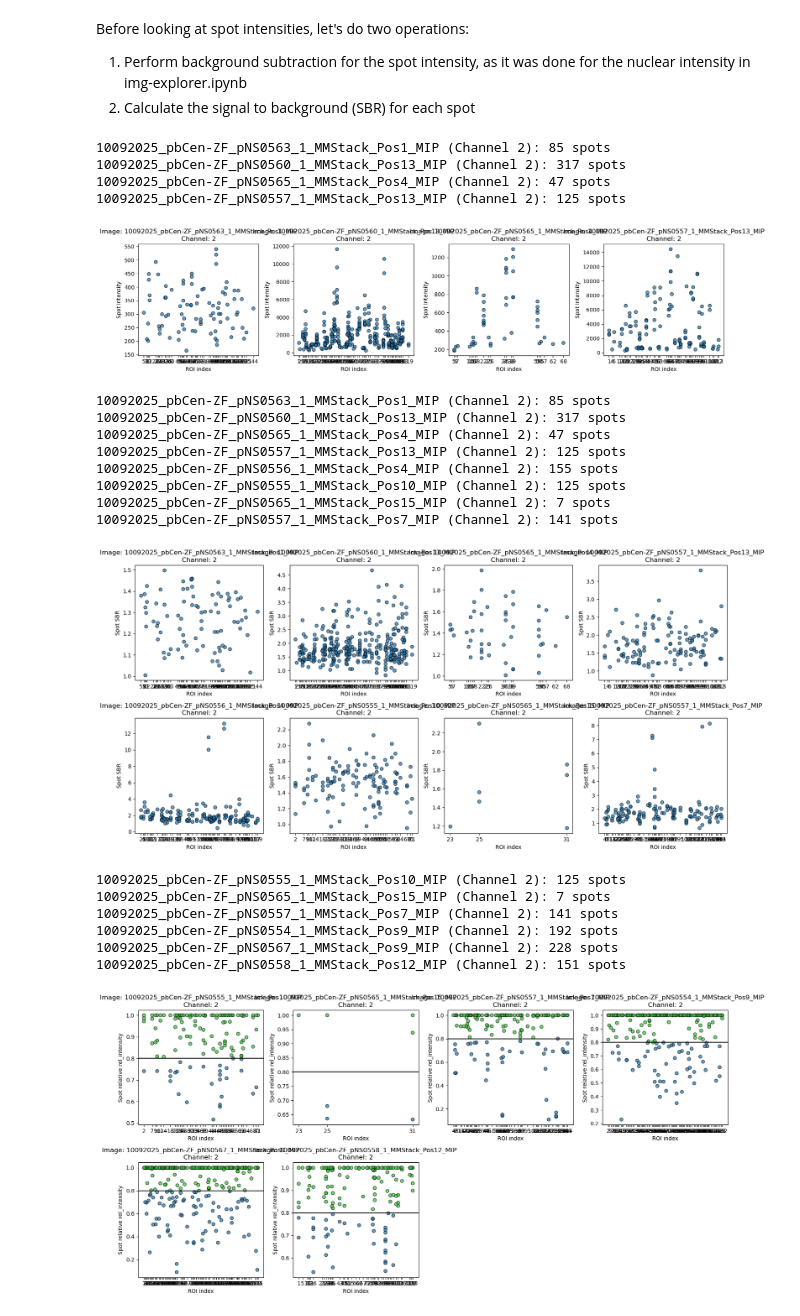
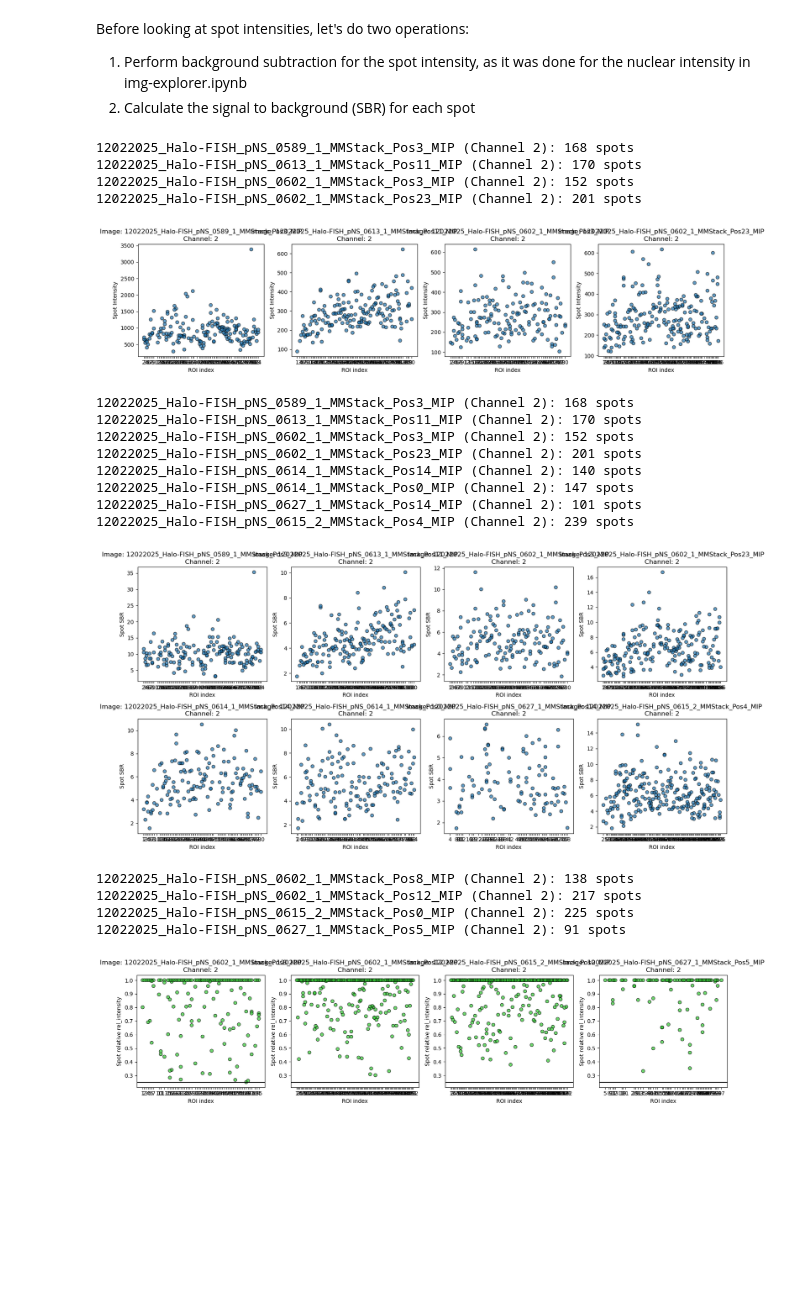
Before and after one commit to timotheelionnet/python_image-analysis, a Jupyter notebook: notebooks/spot-filtrr.ipynb, the cells around one changed output. Saved outputs shown, nothing was run; the diff lists cells and outputs as text; code cells hidden in the pictures; blank space fills up the shorter version.

```diff
--- a/notebooks/spot-filtrr.ipynb
+++ b/notebooks/spot-filtrr.ipynb
@@ -30,8 +30,8 @@ logging.basicConfig(level=logging.INFO, format='%(asctime)s - %(levelname)s - %(
 repo_directory = "/Users/nestor/Documents/NYU-ISG/python_image-analysis" # analysis code directory
 
 # List the experiments to read data for
-experiment_list = ["10092025_pb-mSG_Cen-ZF_batch1", "10102025_pb-mSG_Cen-ZF_batch2"]
-#experiment_list = ["02112025_Cen-ZF_select_HCT116_session1", "02132025_Cen-ZF_select_HCT116_session2"]
+experiment_list = ["12022025_Halo-FISH_Round1", "12092025_Halo-FISH_Round2",
+                   "12102025_Halo-FISH_Round3", "12162025_Halo-FISH_Round4"]
 # %% [markdown]
 We have cells with a given number of spots. Let's first see what's the distribution of spots for each experimental group
 # %%
@@ -311,11 +309,11 @@ for j in range(idx + 1, total_subplots):
 plt.tight_layout()
 plt.show()
 # %% [output]
-10092025_pbCen-ZF_pNS0563_1_MMStack_Pos1_MIP (Channel 2): 85 spots
-10092025_pbCen-ZF_pNS0560_1_MMStack_Pos13_MIP (Channel 2): 317 spots
-10092025_pbCen-ZF_pNS0565_1_MMStack_Pos4_MIP (Channel 2): 47 spots
-10092025_pbCen-ZF_pNS0557_1_MMStack_Pos13_MIP (Channel 2): 125 spots
+12022025_Halo-FISH_pNS_0589_1_MMStack_Pos3_MIP (Channel 2): 168 spots
+12022025_Halo-FISH_pNS_0613_1_MMStack_Pos11_MIP (Channel 2): 170 spots
+12022025_Halo-FISH_pNS_0602_1_MMStack_Pos3_MIP (Channel 2): 152 spots
+12022025_Halo-FISH_pNS_0602_1_MMStack_Pos23_MIP (Channel 2): 201 spots
-[figure, old version]
+[figure, new version]
 # %%
 # Assess spot SBR distribution
 
@@ -378,15 +376,15 @@ for j in range(idx + 1, total_subplots):
 plt.tight_layout()
 plt.show()
 # %% [output]
-10092025_pbCen-ZF_pNS0563_1_MMStack_Pos1_MIP (Channel 2): 85 spots
-10092025_pbCen-ZF_pNS0560_1_MMStack_Pos13_MIP (Channel 2): 317 spots
-10092025_pbCen-ZF_pNS0565_1_MMStack_Pos4_MIP (Channel 2): 47 spots
-10092025_pbCen-ZF_pNS0557_1_MMStack_Pos13_MIP (Channel 2): 125 spots
-10092025_pbCen-ZF_pNS0556_1_MMStack_Pos4_MIP (Channel 2): 155 spots
-10092025_pbCen-ZF_pNS0555_1_MMStack_Pos10_MIP (Channel 2): 125 spots
-10092025_pbCen-ZF_pNS0565_1_MMStack_Pos15_MIP (Channel 2): 7 spots
-10092025_pbCen-ZF_pNS0557_1_MMStack_Pos7_MIP (Channel 2): 141 spots
+12022025_Halo-FISH_pNS_0589_1_MMStack_Pos3_MIP (Channel 2): 168 spots
+12022025_Halo-FISH_pNS_0613_1_MMStack_Pos11_MIP (Channel 2): 170 spots
+12022025_Halo-FISH_pNS_0602_1_MMStack_Pos3_MIP (Channel 2): 152 spots
+12022025_Halo-FISH_pNS_0602_1_MMStack_Pos23_MIP (Channel 2): 201 spots
+12022025_Halo-FISH_pNS_0614_1_MMStack_Pos14_MIP (Channel 2): 140 spots
+12022025_Halo-FISH_pNS_0614_1_MMStack_Pos0_MIP (Channel 2): 147 spots
+12022025_Halo-FISH_pNS_0627_1_MMStack_Pos14_MIP (Channel 2): 101 spots
+12022025_Halo-FISH_pNS_0615_2_MMStack_Pos4_MIP (Channel 2): 239 spots
-[figure, old version]
+[figure, new version]
 # %%
 # Calculate the relative intensity for each ROI:
 
@@ -403,14 +401,14 @@ spot_metricsBS.drop(columns = ['max_intensity'], inplace = True)
 
 # Pick images to plot, by index
 #selected_indices = list(range(8))
-selected_indices = [5, 6, 7, 8, 9, 10]
+selected_indices = [8, 15, 16, 43]
 
 # Pick the channel to plot
 c = 2
 
 # Define the potential cutoff for spurious spots,
 # as a fraction of the brigthest spot in the cell
-cutoff = 0.8
+cutoff = 0.25
 
 # and the metric to use
 my_metric = "rel_intensity"
@@ -449,40 +447,38 @@ for idx, base_name in enumerate(images_to_plot):
     # Filter the DataFrame for the current image.
     subset = spot_metrics_yespots[(spot_metrics_yespots['base_name'] == base_name) &
                                   (spot_metrics_yespots['channel'] == c)]
 
     print(f"{base_name} (Channel {c}): {len(subset)} spots")
 
     # Determine the color for each spot: yellow if the value >= cutoff, otherwise default blue ("C0")
     colors = np.where(subset[my_metric] >= cutoff, "limegreen", "C0")
 
     # Create a scatter plot: ROI index on x-axis, spot intensity on y-axis.
     ax.scatter(subset['ROI'], subset[my_metric], alpha = 0.7,
                edgecolor = 'black', color = colors)
     ax.set_title(f"Image: {base_name}\nChannel: {c}")
     ax.axhline(y=cutoff, color='k', linestyle='-')
     ax.set_xlabel("ROI index")
     ax.set_ylabel(f"Spot relative {my_metric}")
 
     # Set x-axis ticks to show unique integer ROI values.
     unique_rois = np.sort(subset['ROI'].unique())
     ax.set_xticks(unique_rois)
 
 # Hide any unused subplots in the grid.
 total_subplots = nrows * ncols
 for j in range(idx + 1, total_subplots):
     fig.delaxes(axes[j // ncols, j % ncols])
 
 plt.tight_layout()
 plt.axhline(y=cutoff, color='k', linestyle='-')
 plt.show()
 # %% [output]
-10092025_pbCen-ZF_pNS0555_1_MMStack_Pos10_MIP (Channel 2): 125 spots
-10092025_pbCen-ZF_pNS0565_1_MMStack_Pos15_MIP (Channel 2): 7 spots
-10092025_pbCen-ZF_pNS0557_1_MMStack_Pos7_MIP (Channel 2): 141 spots
-10092025_pbCen-ZF_pNS0554_1_MMStack_Pos9_MIP (Channel 2): 192 spots
-10092025_pbCen-ZF_pNS0567_1_MMStack_Pos9_MIP (Channel 2): 228 spots
-10092025_pbCen-ZF_pNS0558_1_MMStack_Pos12_MIP (Channel 2): 151 spots
+12022025_Halo-FISH_pNS_0602_1_MMStack_Pos8_MIP (Channel 2): 138 spots
+12022025_Halo-FISH_pNS_0602_1_MMStack_Pos12_MIP (Channel 2): 217 spots
+12022025_Halo-FISH_pNS_0615_2_MMStack_Pos0_MIP (Channel 2): 225 spots
+12022025_Halo-FISH_pNS_0627_1_MMStack_Pos5_MIP (Channel 2): 91 spots
-[figure, old version]
+[figure, new version]
 # %%
 # Classify spots as real or false based on the cutoff set above
 # for the metric given as "my_metric"
```
Also changed, not shown: parts of 7 cells of this notebook, 2 other files.
